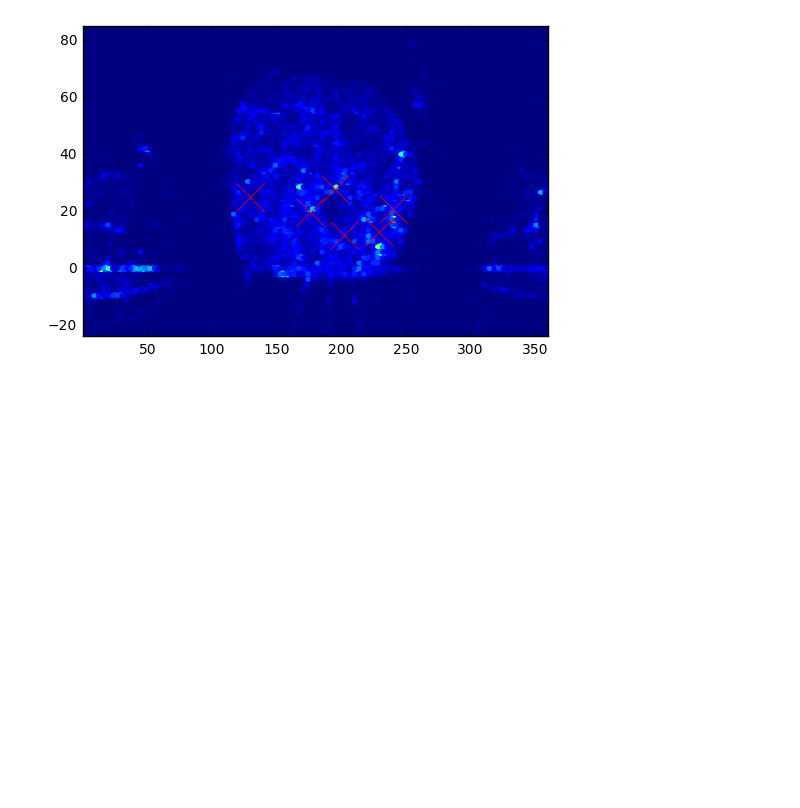
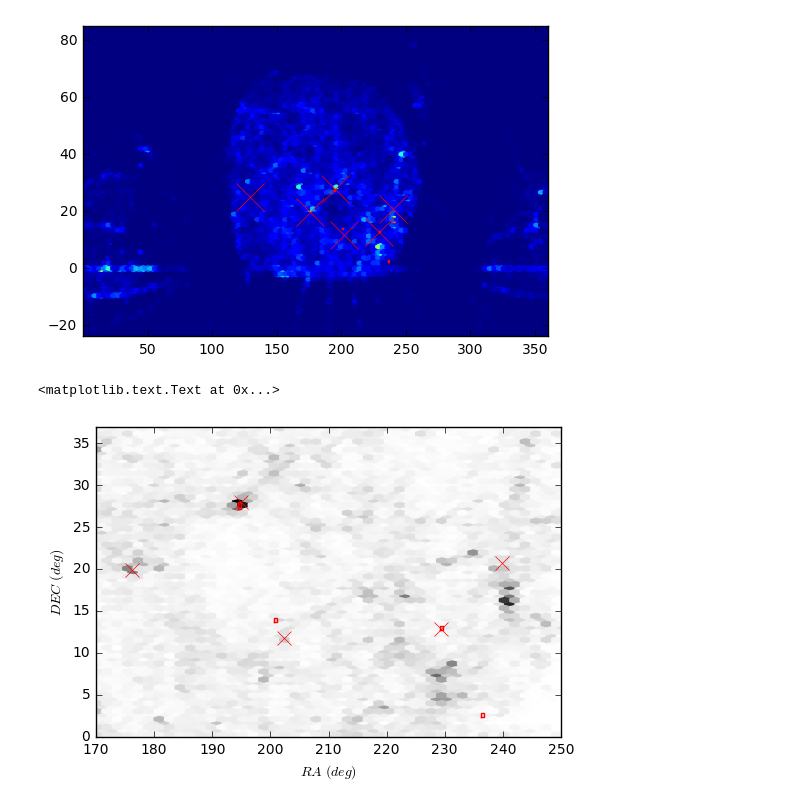
Before and after one commit to rfinn/HalphaImaging, a Jupyter notebook: PlotHalphaFootprints.ipynb, the cells around one changed output. Cells and saved outputs as stored; diff of their text form; code cells hidden in the pictures; blank space fills up the shorter version.

```diff
--- a/PlotHalphaFootprints.ipynb
+++ b/PlotHalphaFootprints.ipynb
@@ -12,22 +14,22 @@ from matplotlib import pyplot as plt
 # %%
 def drawbox(data,style):#feed in center x,y,dx,dy,rotation E of N
     #xcoords of unrotated box, going around CCW
-    xl=array([data[0]-0.5*data[2],data[0]+0.5*data[2],data[0]+0.5*data[2],data[0]-0.5*data[2],data[0]-0.5*data[2]],'d')
-    yl=array([data[1]-0.5*data[3],data[1]-0.5*data[3],data[1]+0.5*data[3],data[1]+0.5*data[3],data[1]-0.5*data[3] ],'d')
+    xl=np.array([data[0]-0.5*data[2],data[0]+0.5*data[2],data[0]+0.5*data[2],data[0]-0.5*data[2],data[0]-0.5*data[2]],'d')
+    yl=np.array([data[1]-0.5*data[3],data[1]-0.5*data[3],data[1]+0.5*data[3],data[1]+0.5*data[3],data[1]-0.5*data[3] ],'d')
 
-    xl=array([-0.5*data[2],+0.5*data[2],+0.5*data[2],-0.5*data[2],-0.5*data[2]],'d')
-    yl=array([-0.5*data[3],-0.5*data[3],+0.5*data[3],+0.5*data[3],-0.5*data[3] ],'d')
+    xl=np.array([-0.5*data[2],+0.5*data[2],+0.5*data[2],-0.5*data[2],-0.5*data[2]],'d')
+    yl=np.array([-0.5*data[3],-0.5*data[3],+0.5*data[3],+0.5*data[3],-0.5*data[3] ],'d')
 
-    ang=data[4]*pi/180.*-1.#convert rotation to radians
+    ang=data[4]*np.pi/180.*-1.#convert rotation to radians
     #rotate coordinates
-    xp=cos(ang)*xl-sin(ang)*yl
-    yp=sin(ang)*xl+cos(ang)*yl
+    xp=np.cos(ang)*xl-np.sin(ang)*yl
+    yp=np.sin(ang)*xl+np.cos(ang)*yl
 
     #put back on absolute scale
     xp=data[0]+xp
     yp=data[1]+yp
     #draw rotated box
-    plot(xp,yp,style)
+    plt.plot(xp,yp,style)
 # %%
 clusternames=['MKW11','Coma', 'A1367', 'HCG079','NRGs338','NRGb004']#,'NRGb005']
 
@@ -41,12 +45,14 @@ clustersigma={'MKW11':361, 'Coma':1000., 'A1367':745., 'HCG079':400,'NRGs338':40
+# %%
+# ramin ramax decmin decmax
+wbl = [236.171625,236.71778333, 2.34, 2.81271778]
+nrgs338 = [229.17432083, 229.6878875,12.69315278, 13.20087222]
+mkw11 = [200.68310417, 201.21239167,13.67049722, 14.1613111]
+coma = [194.45995, 195.00909583,27.22202222, 28.01033611]
+pointings = [wbl, nrgs338,mkw11,coma]
 # %%
 # read in NSA catalog
 nsapath = '/Users/rfinn/research/NSA/NSA_LCSregion.fits'
 nsapath = '/Users/rfinn/research/NSA/nsa_v0_1_2.fits'
 nsa = fits.getdata(nsapath)
-plt.figure()
-plt.hexbin(nsa.RA,nsa.DEC)
-
-for cl in clusternames:
-    plt.plot(clusterRA[cl],clusterDec[cl],'rx',markersize=20)
 # %% [output]
 [figure]
@@ -55,0 +59,14 @@ drawbox([t[0]-clusterRA[cl],t[1]-clusterDec[cl],t[2],t[3],t[4]],'g-')
+# %%
+plt.figure()
+plt.hexbin(nsa.RA,nsa.DEC,gridsize=200,cmap='gray_r')
+
+for cl in clusternames[0:-1]:
+    plt.plot(clusterRA[cl],clusterDec[cl],'rx',markersize=10)
+for p in pointings:
+    drawbox([(p[0]+p[1])/2.,(p[2]+p[3])/2., (p[1]-p[0]),(p[3]-p[2]),0],'r-')
+plt.axis([170,250,0,37])
+plt.xlabel('$RA \ (deg) $')
+plt.ylabel('$DEC \ (deg) $')
+# %% [output]
+<matplotlib.text.Text at 0x...>
+[figure, added]
```
Also changed, not shown: parts of 8 cells of this notebook.
